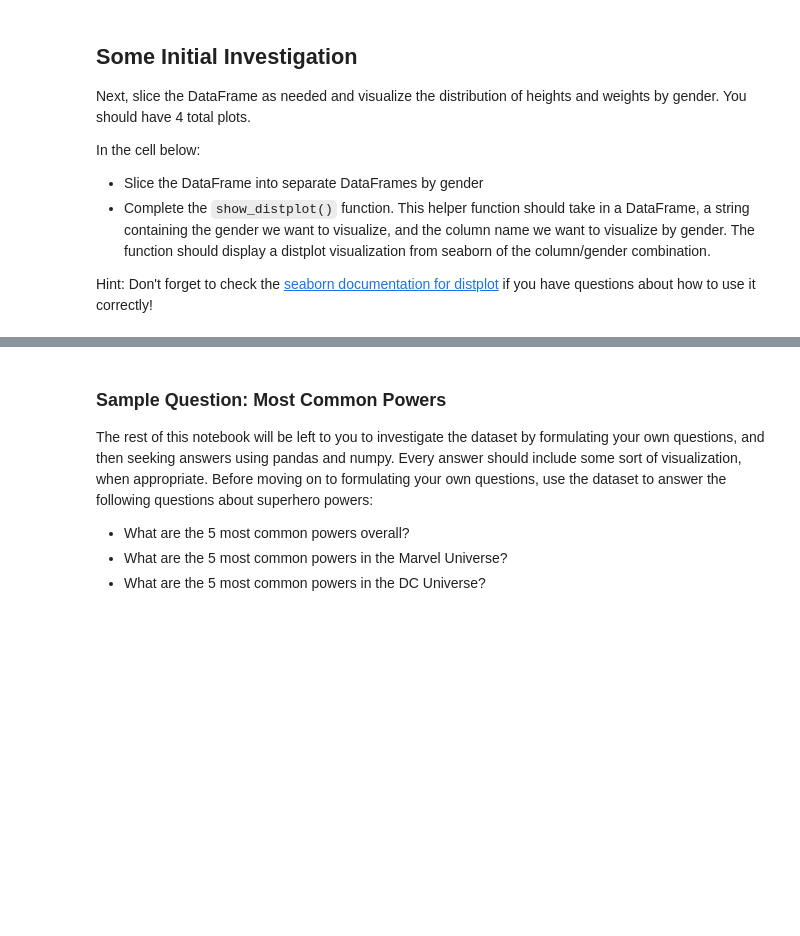
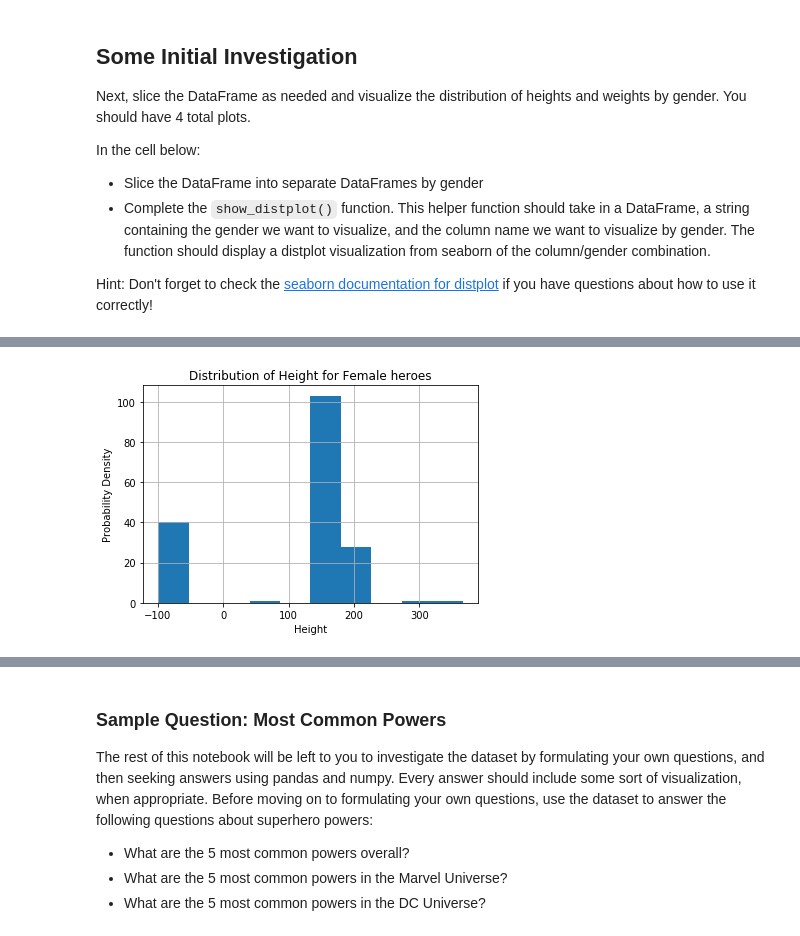
Before and after one commit to RS291/dsc-data-cleaning-project-onl01-dtsc-pt-030220, a Jupyter notebook: index.ipynb, the cells around one changed output, grey strips where cells are left out. Saved outputs shown, nothing was run; the diff lists cells and outputs as text; code cells hidden in the pictures; blank space fills up the shorter version.

```diff
--- a/index.ipynb
+++ b/index.ipynb
@@ -326,4 +337,7 @@ def show_distplot(dataframe, gender, column_name):
 # %%
 # Female Height
+show_distplot(female_superheroes_df, 'Female', 'Height')
+# %% [output]
+[figure, added]
 # %%
 # Female Weight
```
Also changed, not shown: parts of 15 cells of this notebook.
